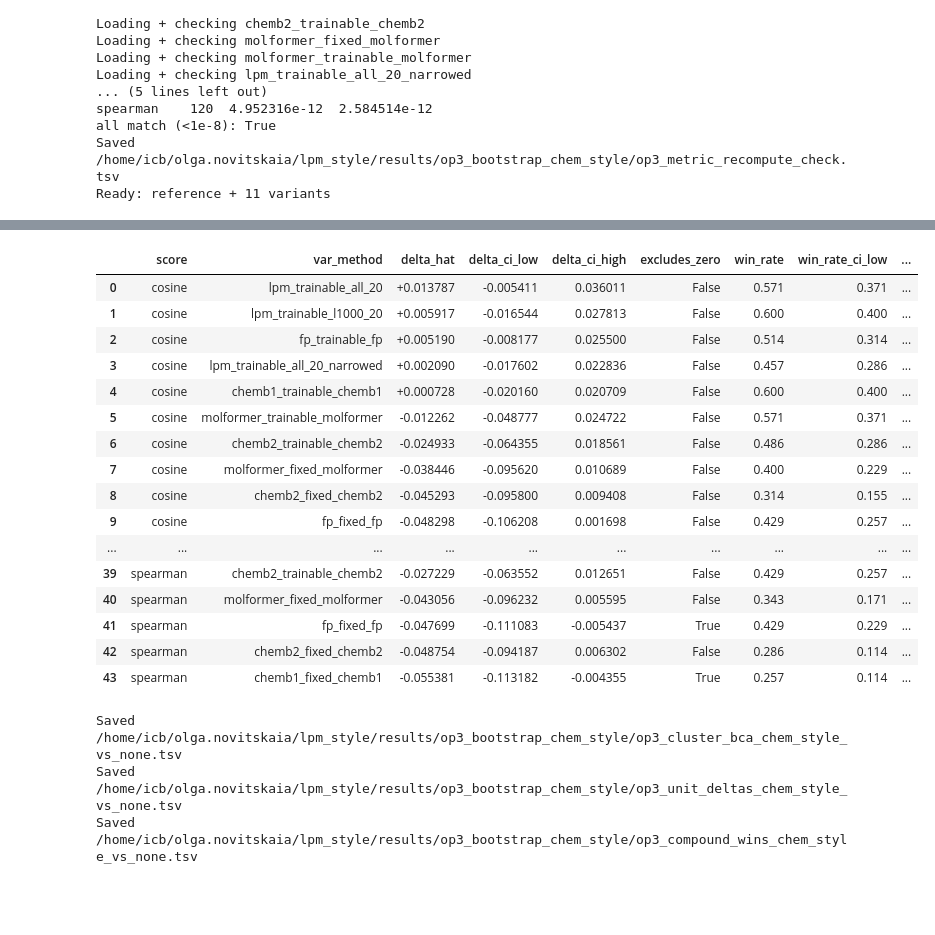
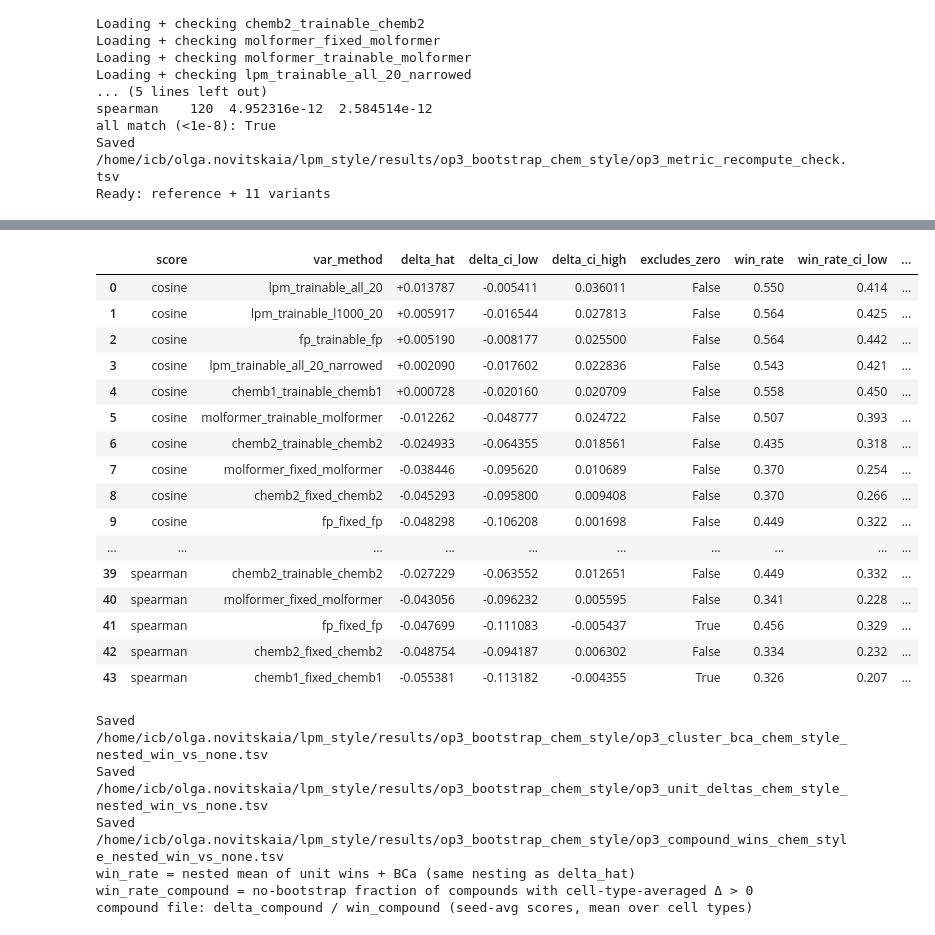
Before and after one commit to theislab/chem-perturbridge_lpm, a Jupyter notebook: notebooks_work/op3_bootstrap_chem_style.ipynb, the cells around one changed output, grey strips where cells are left out. Cells and saved outputs as stored; diff of their text form; code cells hidden in the pictures; blank space fills up the shorter version.

```diff
--- a/notebooks_work/op3_bootstrap_chem_style.ipynb
+++ b/notebooks_work/op3_bootstrap_chem_style.ipynb
@@ -373,18 +398,18 @@ delta_ci = cluster_bca_nested_mean_ci_table(
     uncertainty_scope=OBSERVED_COMPOUND_PANEL_SCOPE,
 )
 
-# Win-rate BCa on precomputed compound win indicators (equal-weight compounds).
+# Win-rate BCa: same nesting as Δ (unit wins, cluster=compound, inner=cell_type).
 win_ci = cluster_bca_nested_mean_ci_table(
-    win_frame,
+    delta_frame,
     group_cols=group_cols,
-    metric_cols={"win_rate": "win"},
+    metric_cols={"win_rate": "win_row"},
     cluster_col="compound",
-    inner_cols=None,
+    inner_cols=["cell_type"],
     outer_cols=None,
     n_boot=N_BOOT,
     ci_level=CI_LEVEL,
     seed=BOOTSTRAP_SEED,
-    summary_level="op3_variant_metric_winrate",
+    summary_level="op3_variant_metric_winrate_nested_celltype",
     uncertainty_scope=OBSERVED_COMPOUND_PANEL_SCOPE,
 )
 
@@ -433,6 +458,12 @@ summary = delta_ci[merge_keys + [
     how="left",
 )
 
+summary = summary.merge(
+    win_rate_compound[["var_method", "score", "op3_name", "win_rate_compound"]],
+    on=["var_method", "score", "op3_name"],
+    how="left",
+)
+
 summary["ref_method"] = REF_METHOD
 summary["excludes_zero"] = summary.apply(
     lambda r: bool(r["delta_ci_low"] > 0 or r["delta_ci_high"] < 0)
@@ -446,56 +477,64 @@ summary["win_rate_excludes_0.5"] = summary.apply(
 )
 summary["n_seeds"] = len(SEEDS)
 summary["bootstrap_seed"] = BOOTSTRAP_SEED
-summary["design"] = "chem_style_unit_delta_nested_celltype_seedavg_first"
+summary["design"] = "chem_style_unit_delta_and_win_nested_celltype_seedavg_first"
 
 summary = summary.sort_values(["score", "delta_hat"], ascending=[True, False]).reset_index(drop=True)
 
-summary_path = OUTPUT_DIR / f"op3_cluster_bca_chem_style_vs_{REF_METHOD}.tsv"
-unit_path = OUTPUT_DIR / f"op3_unit_deltas_chem_style_vs_{REF_METHOD}.tsv"
-compound_path = OUTPUT_DIR / f"op3_compound_wins_chem_style_vs_{REF_METHOD}.tsv"
+summary_path = OUTPUT_DIR / f"op3_cluster_bca_chem_style_nested_win_vs_{REF_METHOD}.tsv"
+unit_path = OUTPUT_DIR / f"op3_unit_deltas_chem_style_nested_win_vs_{REF_METHOD}.tsv"
+compound_path = OUTPUT_DIR / f"op3_compound_wins_chem_style_nested_win_vs_{REF_METHOD}.tsv"
 
 summary.to_csv(summary_path, sep="\t", index=False)
 delta_frame.to_csv(unit_path, sep="\t", index=False)
 win_frame.to_csv(compound_path, sep="\t", index=False)
 
 show_cols = [
     "score", "var_method", "delta_hat", "delta_ci_low", "delta_ci_high", "excludes_zero",
     "win_rate", "win_rate_ci_low", "win_rate_ci_high", "win_rate_excludes_0.5",
+    "win_rate_compound",
     "delta_ci_method", "inner_strata",
 ]
 display(
     summary[show_cols].style.format(
         {
             "delta_hat": "{:+.6f}",
             "delta_ci_low": "{:.6f}",
             "delta_ci_high": "{:.6f}",
             "win_rate": "{:.3f}",
             "win_rate_ci_low": "{:.3f}",
             "win_rate_ci_high": "{:.3f}",
+            "win_rate_compound": "{:.3f}",
         }
     )
 )
 print(f"\nSaved {summary_path}")
 print(f"Saved {unit_path}")
 print(f"Saved {compound_path}")
+print("win_rate = nested mean of unit wins + BCa (same nesting as delta_hat)")
+print("win_rate_compound = no-bootstrap fraction of compounds with cell-type-averaged Δ > 0")
+print("compound file: delta_compound / win_compound (seed-avg scores, mean over cell types)")
 # %% [output]
 |  | score | var_method | delta_hat | delta_ci_low | delta_ci_high | excludes_zero | win_rate | win_rate_ci_low | ... |
-| 0 | cosine | lpm_trainable_all_20 | +0.013787 | -0.005411 | 0.036011 | False | 0.571 | 0.371 | ... |
-| 1 | cosine | lpm_trainable_l1000_20 | +0.005917 | -0.016544 | 0.027813 | False | 0.600 | 0.400 | ... |
-| 2 | cosine | fp_trainable_fp | +0.005190 | -0.008177 | 0.025500 | False | 0.514 | 0.314 | ... |
-| 3 | cosine | lpm_trainable_all_20_narrowed | +0.002090 | -0.017602 | 0.022836 | False | 0.457 | 0.286 | ... |
-| 4 | cosine | chemb1_trainable_chemb1 | +0.000728 | -0.020160 | 0.020709 | False | 0.600 | 0.400 | ... |
-| 5 | cosine | molformer_trainable_molformer | -0.012262 | -0.048777 | 0.024722 | False | 0.571 | 0.371 | ... |
-| 6 | cosine | chemb2_trainable_chemb2 | -0.024933 | -0.064355 | 0.018561 | False | 0.486 | 0.286 | ... |
-| 7 | cosine | molformer_fixed_molformer | -0.038446 | -0.095620 | 0.010689 | False | 0.400 | 0.229 | ... |
-| 8 | cosine | chemb2_fixed_chemb2 | -0.045293 | -0.095800 | 0.009408 | False | 0.314 | 0.155 | ... |
-| 9 | cosine | fp_fixed_fp | -0.048298 | -0.106208 | 0.001698 | False | 0.429 | 0.257 | ... |
+| 0 | cosine | lpm_trainable_all_20 | +0.013787 | -0.005411 | 0.036011 | False | 0.550 | 0.414 | ... |
+| 1 | cosine | lpm_trainable_l1000_20 | +0.005917 | -0.016544 | 0.027813 | False | 0.564 | 0.425 | ... |
+| 2 | cosine | fp_trainable_fp | +0.005190 | -0.008177 | 0.025500 | False | 0.564 | 0.442 | ... |
+| 3 | cosine | lpm_trainable_all_20_narrowed | +0.002090 | -0.017602 | 0.022836 | False | 0.543 | 0.421 | ... |
+| 4 | cosine | chemb1_trainable_chemb1 | +0.000728 | -0.020160 | 0.020709 | False | 0.558 | 0.450 | ... |
+| 5 | cosine | molformer_trainable_molformer | -0.012262 | -0.048777 | 0.024722 | False | 0.507 | 0.393 | ... |
+| 6 | cosine | chemb2_trainable_chemb2 | -0.024933 | -0.064355 | 0.018561 | False | 0.435 | 0.318 | ... |
+| 7 | cosine | molformer_fixed_molformer | -0.038446 | -0.095620 | 0.010689 | False | 0.370 | 0.254 | ... |
+| 8 | cosine | chemb2_fixed_chemb2 | -0.045293 | -0.095800 | 0.009408 | False | 0.370 | 0.266 | ... |
+| 9 | cosine | fp_fixed_fp | -0.048298 | -0.106208 | 0.001698 | False | 0.449 | 0.322 | ... |
 | ... | ... | ... | ... | ... | ... | ... | ... | ... | ... |
-| 39 | spearman | chemb2_trainable_chemb2 | -0.027229 | -0.063552 | 0.012651 | False | 0.429 | 0.257 | ... |
-| 40 | spearman | molformer_fixed_molformer | -0.043056 | -0.096232 | 0.005595 | False | 0.343 | 0.171 | ... |
-| 41 | spearman | fp_fixed_fp | -0.047699 | -0.111083 | -0.005437 | True | 0.429 | 0.229 | ... |
-| 42 | spearman | chemb2_fixed_chemb2 | -0.048754 | -0.094187 | 0.006302 | False | 0.286 | 0.114 | ... |
-| 43 | spearman | chemb1_fixed_chemb1 | -0.055381 | -0.113182 | -0.004355 | True | 0.257 | 0.114 | ... |
+| 39 | spearman | chemb2_trainable_chemb2 | -0.027229 | -0.063552 | 0.012651 | False | 0.449 | 0.332 | ... |
+| 40 | spearman | molformer_fixed_molformer | -0.043056 | -0.096232 | 0.005595 | False | 0.341 | 0.228 | ... |
+| 41 | spearman | fp_fixed_fp | -0.047699 | -0.111083 | -0.005437 | True | 0.456 | 0.329 | ... |
+| 42 | spearman | chemb2_fixed_chemb2 | -0.048754 | -0.094187 | 0.006302 | False | 0.334 | 0.232 | ... |
+| 43 | spearman | chemb1_fixed_chemb1 | -0.055381 | -0.113182 | -0.004355 | True | 0.326 | 0.207 | ... |
-Saved /home/icb/olga.novitskaia/lpm_style/results/op3_bootstrap_chem_style/op3_cluster_bca_chem_style_vs_none.tsv
-Saved /home/icb/olga.novitskaia/lpm_style/results/op3_bootstrap_chem_style/op3_unit_deltas_chem_style_vs_none.tsv
-Saved /home/icb/olga.novitskaia/lpm_style/results/op3_bootstrap_chem_style/op3_compound_wins_chem_style_vs_none.tsv
+Saved /home/icb/olga.novitskaia/lpm_style/results/op3_bootstrap_chem_style/op3_cluster_bca_chem_style_nested_win_vs_none.tsv
+Saved /home/icb/olga.novitskaia/lpm_style/results/op3_bootstrap_chem_style/op3_unit_deltas_chem_style_nested_win_vs_none.tsv
+Saved /home/icb/olga.novitskaia/lpm_style/results/op3_bootstrap_chem_style/op3_compound_wins_chem_style_nested_win_vs_none.tsv
+win_rate = nested mean of unit wins + BCa (same nesting as delta_hat)
+win_rate_compound = no-bootstrap fraction of compounds with cell-type-averaged Δ > 0
+compound file: delta_compound / win_compound (seed-avg scores, mean over cell types)
```
Also changed, not shown: parts of 4 cells of this notebook.
